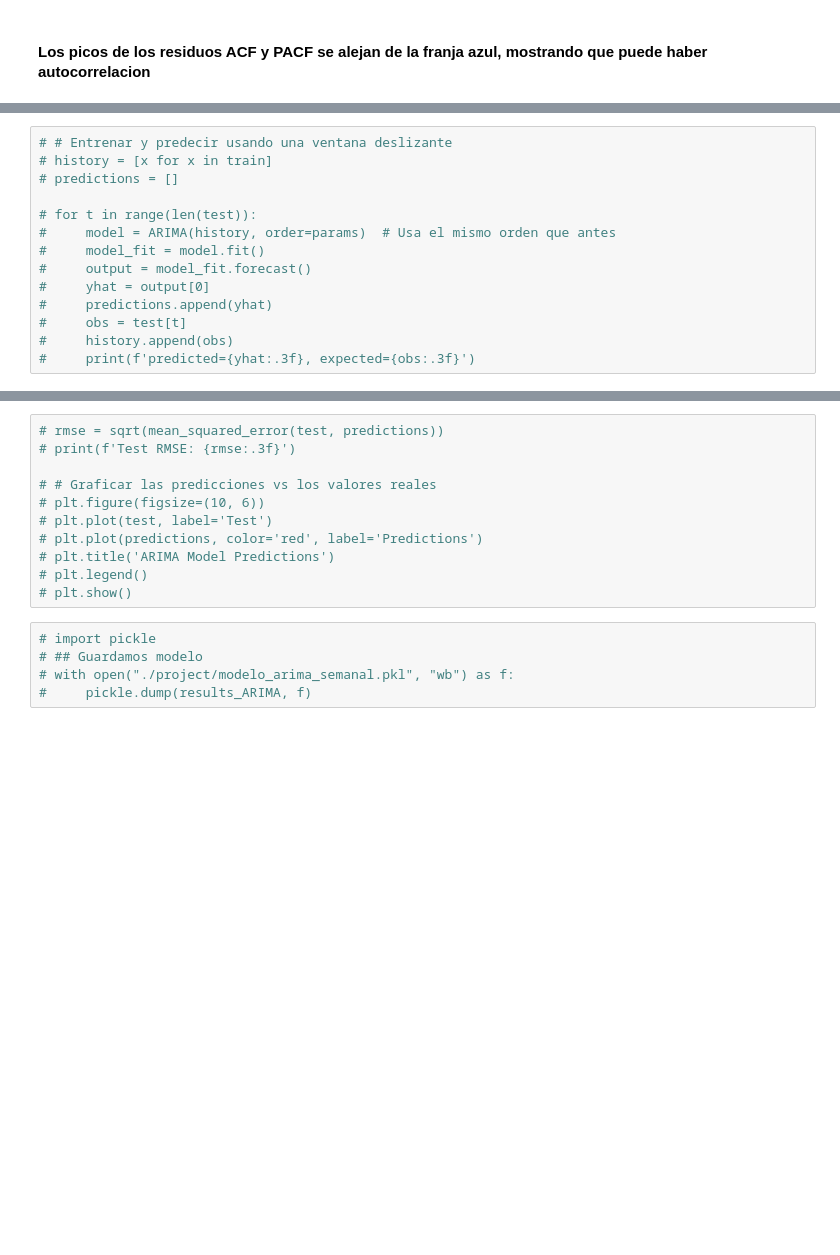
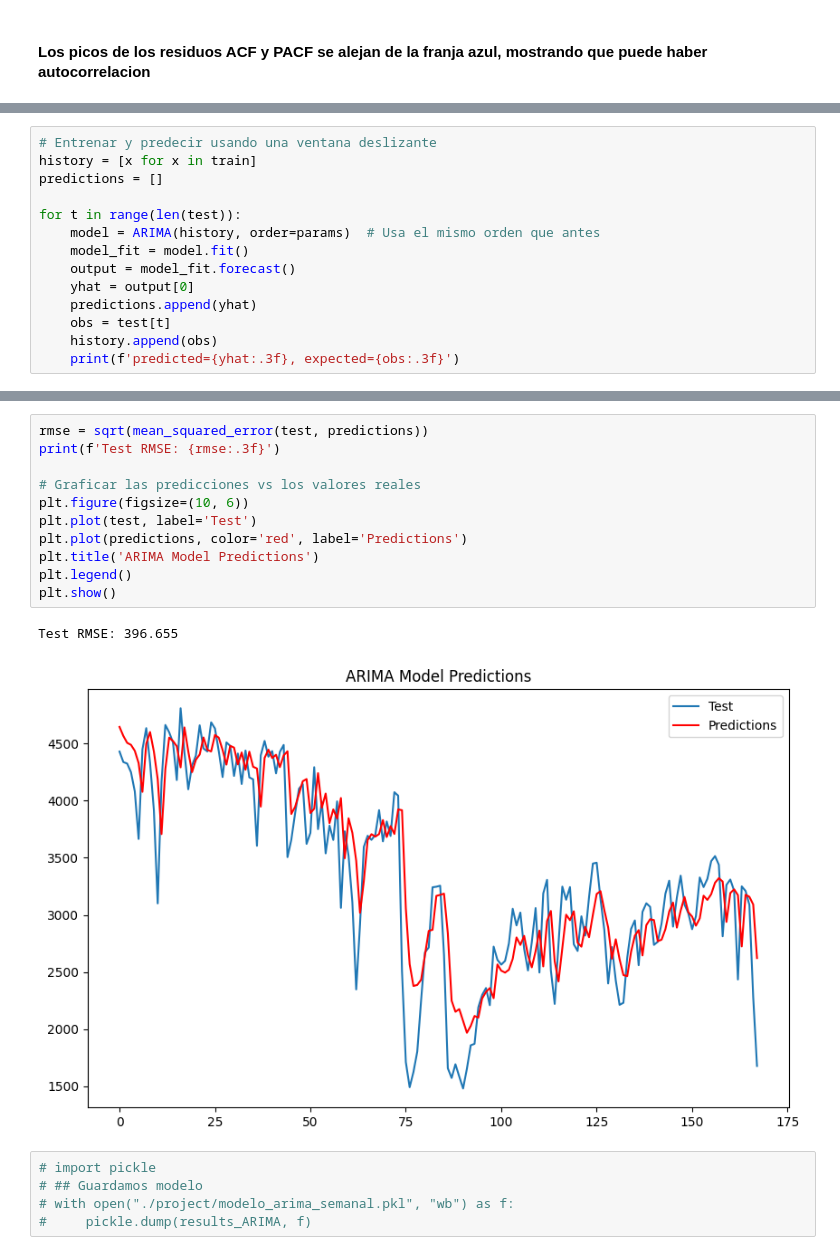
Before and after one commit to Pericsen/tp2-predi-avanzado, a Jupyter notebook: ST.ipynb, the cells around one changed output, grey strips where cells are left out. Drawn from its saved outputs; the diff is of its cells as text; blank space fills up the shorter version.

Commit message:
separado en modelos semanales y diarios

```diff
--- a/ST.ipynb
+++ b/ST.ipynb
@@ -629,14 +631,14 @@ plt.show()
 # %%
-# # Entrenar y predecir usando una ventana deslizante
-# history = [x for x in train]
-# predictions = []
+# Entrenar y predecir usando una ventana deslizante
+history = [x for x in train]
+predictions = []
 
-# for t in range(len(test)):
-#     model = ARIMA(history, order=params)  # Usa el mismo orden que antes
-#     model_fit = model.fit()
-#     output = model_fit.forecast()
-#     yhat = output[0]
-#     predictions.append(yhat)
-#     obs = test[t]
-#     history.append(obs)
-#     print(f'predicted={yhat:.3f}, expected={obs:.3f}')
+for t in range(len(test)):
+    model = ARIMA(history, order=params)  # Usa el mismo orden que antes
+    model_fit = model.fit()
+    output = model_fit.forecast()
+    yhat = output[0]
+    predictions.append(yhat)
+    obs = test[t]
+    history.append(obs)
+    print(f'predicted={yhat:.3f}, expected={obs:.3f}')
@@ -643,14 +663,17 @@ plt.show()
 # %%
-# rmse = sqrt(mean_squared_error(test, predictions))
-# print(f'Test RMSE: {rmse:.3f}')
+rmse = sqrt(mean_squared_error(test, predictions))
+print(f'Test RMSE: {rmse:.3f}')
 
-# # Graficar las predicciones vs los valores reales
-# plt.figure(figsize=(10, 6))
-# plt.plot(test, label='Test')
-# plt.plot(predictions, color='red', label='Predictions')
-# plt.title('ARIMA Model Predictions')
-# plt.legend()
-# plt.show()
+# Graficar las predicciones vs los valores reales
+plt.figure(figsize=(10, 6))
+plt.plot(test, label='Test')
+plt.plot(predictions, color='red', label='Predictions')
+plt.title('ARIMA Model Predictions')
+plt.legend()
+plt.show()
+# %% [output]
+Test RMSE: 396.655
+[figure, added]
 # %%
 # import pickle
 # ## Guardamos modelo
```
Also changed, not shown: parts of 25 cells of this notebook, 1 other file.
